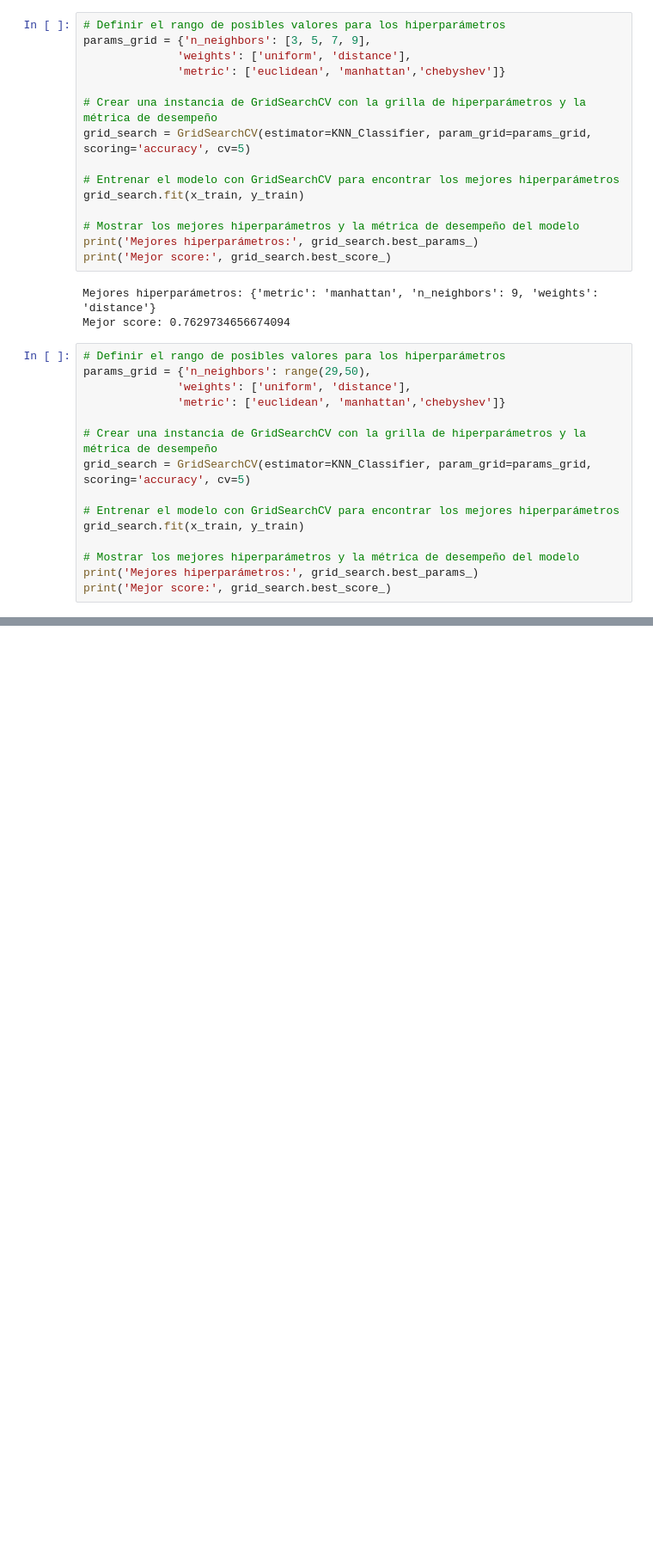
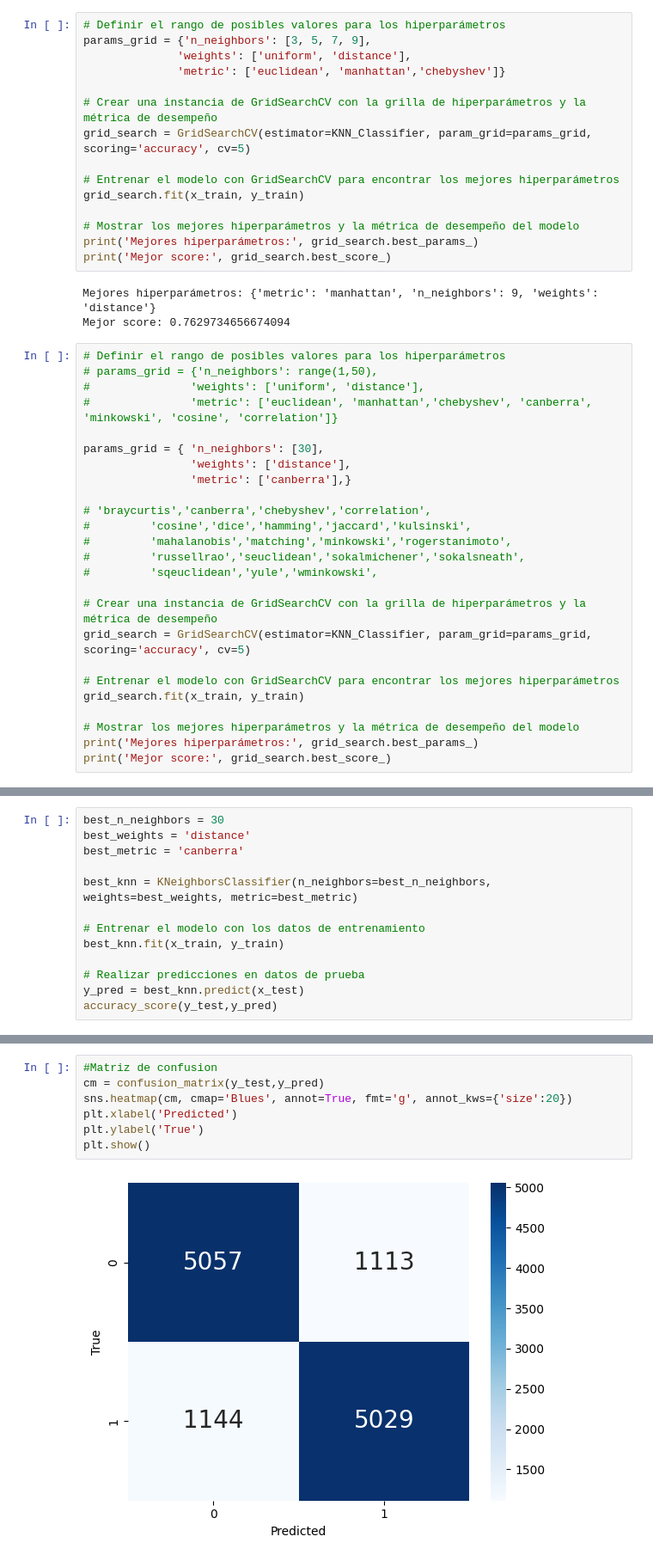
Before and after one commit to m-cabrerar/7506R-1C2023-GRUPO01, a Jupyter notebook: checkpoint 3/7506R_TP1_GRUPO01_CHP3_ENTREGA.ipynb, the cells around one changed output, grey strips where cells are left out. Shown: that part at 86% size. Saved outputs shown, nothing was run; the diff lists cells and outputs as text; blank space fills up the shorter version.

Commit message:
Update  KNN_Classifier con hiperparametros

```diff
--- a/checkpoint 3/7506R_TP1_GRUPO01_CHP3_ENTREGA.ipynb
+++ b/checkpoint 3/7506R_TP1_GRUPO01_CHP3_ENTREGA.ipynb
@@ -208,9 +210,19 @@ Mejores hiperparámetros: {'metric': 'manhattan', 'n_neighbors': 9, 'weights': '
 Mejor score: 0.7629734656674094
 # %%
 # Definir el rango de posibles valores para los hiperparámetros
-params_grid = {'n_neighbors': range(29,50),
-              'weights': ['uniform', 'distance'],
-              'metric': ['euclidean', 'manhattan','chebyshev']}
+# params_grid = {'n_neighbors': range(1,50),
+#               'weights': ['uniform', 'distance'],
+#               'metric': ['euclidean', 'manhattan','chebyshev', 'canberra', 'minkowski', 'cosine', 'correlation']}
+
+params_grid = { 'n_neighbors': [30],
+                'weights': ['distance'],
+                'metric': ['canberra'],}
+
+# 'braycurtis','canberra','chebyshev','correlation',
+#         'cosine','dice','hamming','jaccard','kulsinski',
+#         'mahalanobis','matching','minkowski','rogerstanimoto',
+#         'russellrao','seuclidean','sokalmichener','sokalsneath',
+#         'sqeuclidean','yule','wminkowski',
 
 # Crear una instancia de GridSearchCV con la grilla de hiperparámetros y la métrica de desempeño
 grid_search = GridSearchCV(estimator=KNN_Classifier, param_grid=params_grid, scoring='accuracy', cv=5)
@@ -225,0 +244,13 @@ KeyboardInterrupt:
+# %%
+best_n_neighbors = 30
+best_weights = 'distance'
+best_metric = 'canberra'
+
+best_knn = KNeighborsClassifier(n_neighbors=best_n_neighbors, weights=best_weights, metric=best_metric)
+
+# Entrenar el modelo con los datos de entrenamiento
+best_knn.fit(x_train, y_train)
+
+# Realizar predicciones en datos de prueba
+y_pred = best_knn.predict(x_test)
+accuracy_score(y_test,y_pred)
@@ -225,0 +259,9 @@ KeyboardInterrupt:
+# %%
+#Matriz de confusion
+cm = confusion_matrix(y_test,y_pred)
+sns.heatmap(cm, cmap='Blues', annot=True, fmt='g', annot_kws={'size':20})
+plt.xlabel('Predicted')
+plt.ylabel('True')
+plt.show()
+# %% [output]
+[figure, added]
```
Also changed, not shown: parts of 14 cells of this notebook.
